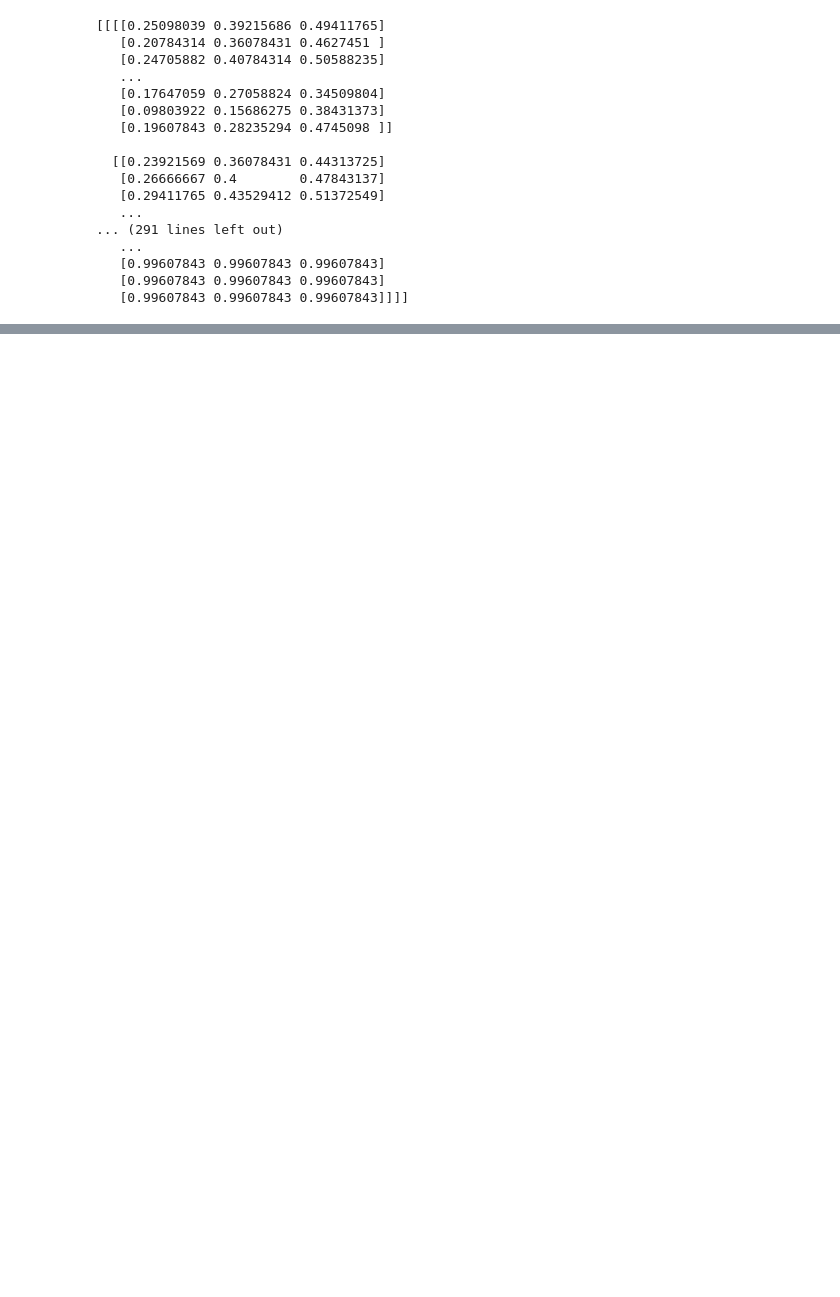
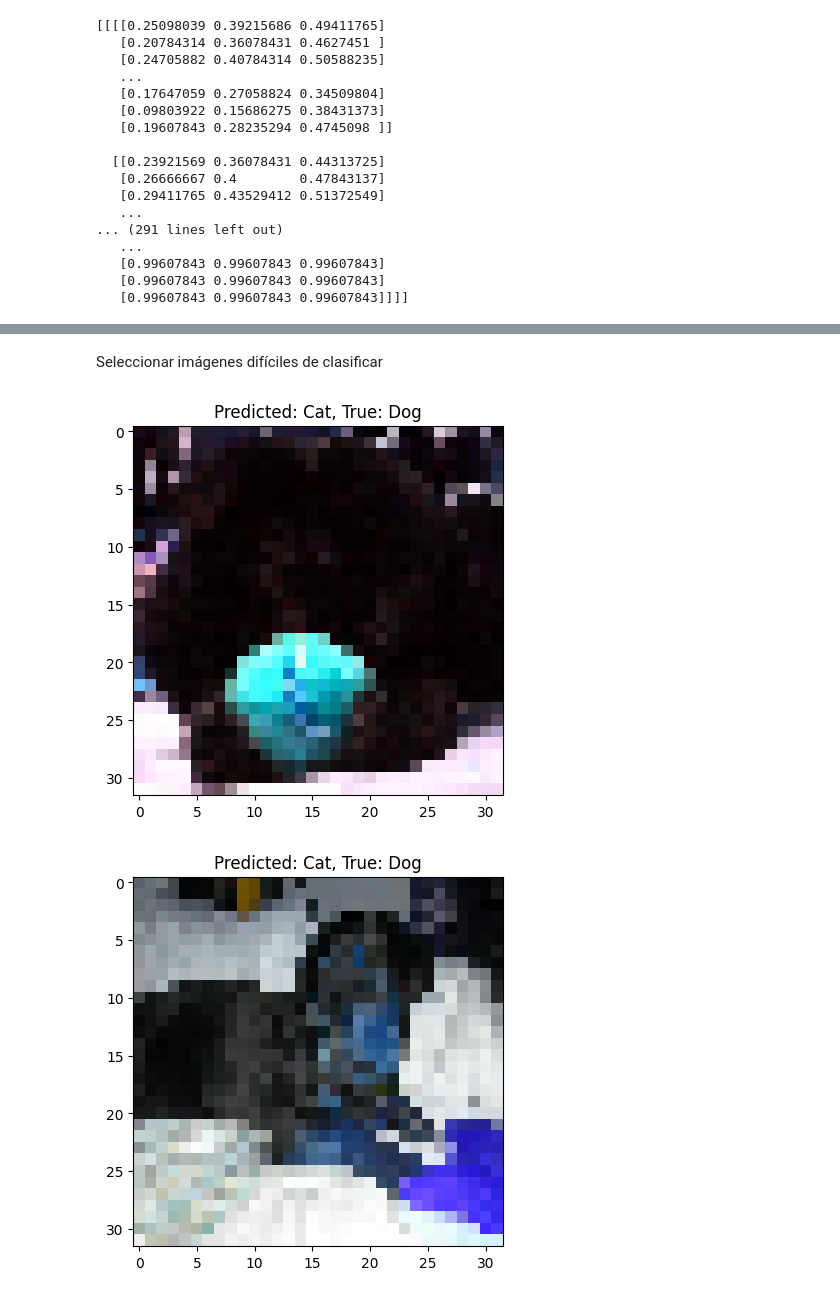
Before and after one commit to mariasanvals/DS_Online_Feb24_Exercises, a Jupyter notebook: 05_Deep_Learning/Sprint_19/Unidad_01/Practica_Obligatoria/18_Practica_Obligatoria_Redes_Convolucionales_I__CV_con_DL.ipynb, the cells around one changed output, grey strips where cells are left out. Saved outputs shown, nothing was run; the diff lists cells and outputs as text; code cells hidden in the pictures; blank space fills up the shorter version.

```diff
--- a/05_Deep_Learning/Sprint_19/Unidad_01/Practica_Obligatoria/18_Practica_Obligatoria_Redes_Convolucionales_I__CV_con_DL.ipynb
+++ b/05_Deep_Learning/Sprint_19/Unidad_01/Practica_Obligatoria/18_Practica_Obligatoria_Redes_Convolucionales_I__CV_con_DL.ipynb
@@ -119,0 +261,19 @@ print(train_images)
+# %% [markdown]
+Seleccionar imágenes difíciles de clasificar
+# %%
+# Obtener las probabilidades de las predicciones incorrectas
+incorrect_indices = np.where(predicted_labels != true_labels)[0]
+incorrect_probs = predictions[incorrect_indices, np.argmax(predictions[incorrect_indices], axis=1)]
+
+# Seleccionar el 10% con mayor confianza en la clasificación errónea
+num_to_select = int(len(incorrect_indices) * 0.1)
+difficult_indices = incorrect_indices[np.argsort(-incorrect_probs)[:num_to_select]]
+
+# Mostrar algunas de las imágenes difíciles
+for idx in difficult_indices[:10]:
+    plt.imshow(test_images[idx])
+    plt.title(f"Predicted: {'Dog' if predicted_labels[idx] == 1 else 'Cat'}, True: {'Dog' if true_labels[idx] == 1 else 'Cat'}")
+    plt.show()
+# %% [output]
+[figure, added]
+[figure, added]
```
Also changed, not shown: parts of 9 cells of this notebook.
